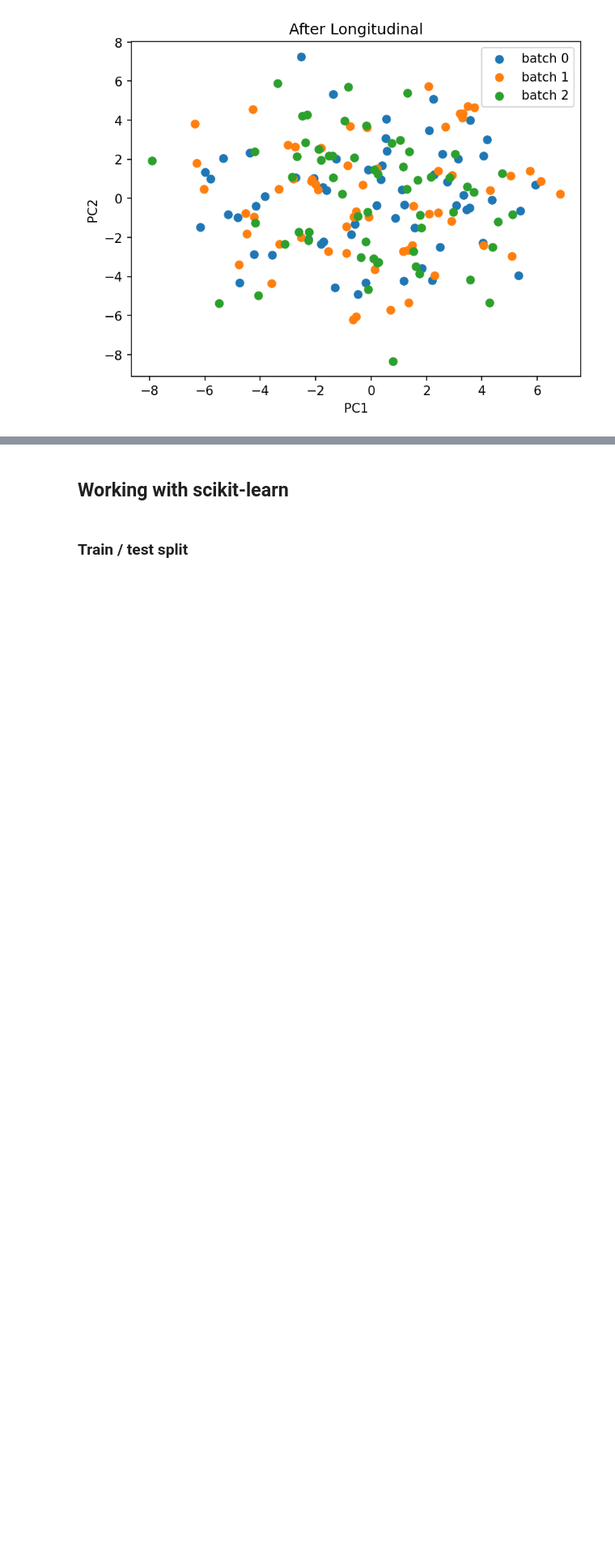
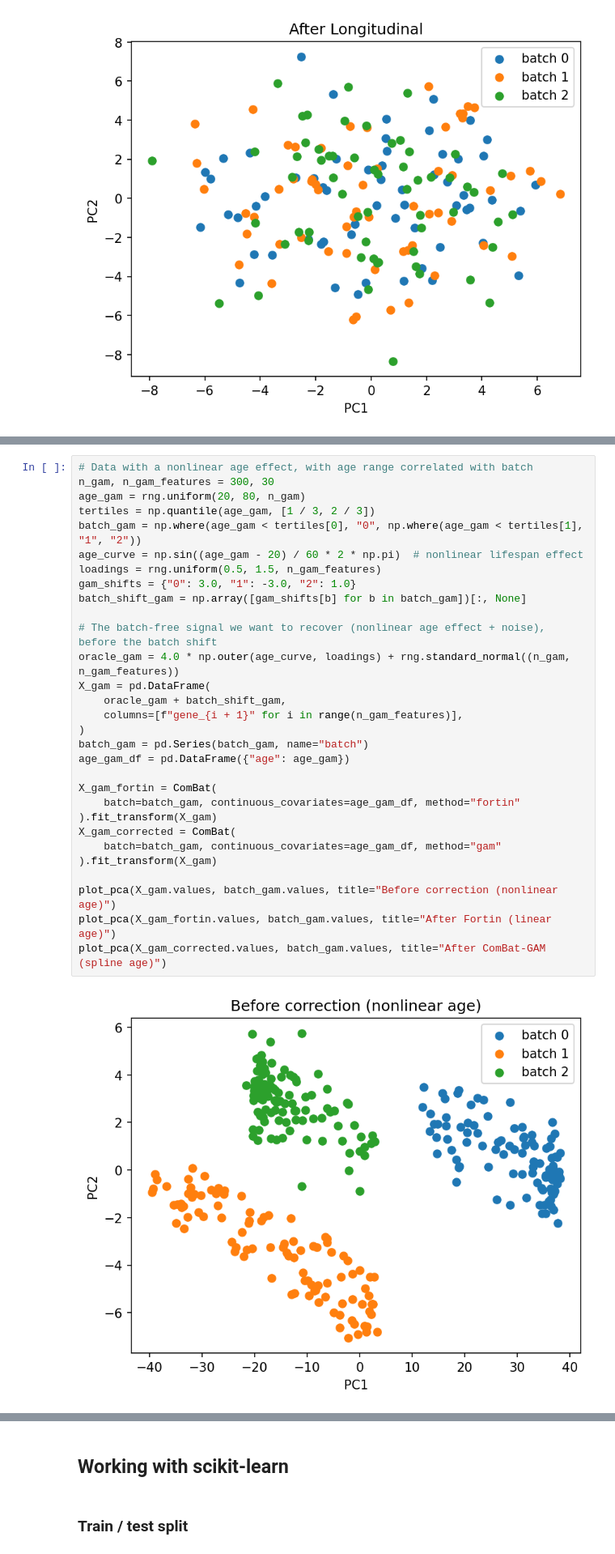
Before and after one commit to EttoreRocchi/combatlearn, a Jupyter notebook: docs/source/demo/combatlearn_demo.ipynb, the cells around one changed output, grey strips where cells are left out. Shown at 81% size. Saved outputs shown, nothing was run; the diff lists cells and outputs as text; blank space fills up the shorter version.

```diff
--- a/docs/source/demo/combatlearn_demo.ipynb
+++ b/docs/source/demo/combatlearn_demo.ipynb
@@ -177,0 +195,32 @@ plot_pca(X_long_corrected.values, batch_long.values, title="After Longitudinal")
+# %%
+# Data with a nonlinear age effect, with age range correlated with batch
+n_gam, n_gam_features = 300, 30
+age_gam = rng.uniform(20, 80, n_gam)
+tertiles = np.quantile(age_gam, [1 / 3, 2 / 3])
+batch_gam = np.where(age_gam < tertiles[0], "0", np.where(age_gam < tertiles[1], "1", "2"))
+age_curve = np.sin((age_gam - 20) / 60 * 2 * np.pi)  # nonlinear lifespan effect
+loadings = rng.uniform(0.5, 1.5, n_gam_features)
+gam_shifts = {"0": 3.0, "1": -3.0, "2": 1.0}
+batch_shift_gam = np.array([gam_shifts[b] for b in batch_gam])[:, None]
+
+# The batch-free signal we want to recover (nonlinear age effect + noise), before the batch shift
+oracle_gam = 4.0 * np.outer(age_curve, loadings) + rng.standard_normal((n_gam, n_gam_features))
+X_gam = pd.DataFrame(
+    oracle_gam + batch_shift_gam,
+    columns=[f"gene_{i + 1}" for i in range(n_gam_features)],
+)
+batch_gam = pd.Series(batch_gam, name="batch")
+age_gam_df = pd.DataFrame({"age": age_gam})
+
+X_gam_fortin = ComBat(
+    batch=batch_gam, continuous_covariates=age_gam_df, method="fortin"
+).fit_transform(X_gam)
+X_gam_corrected = ComBat(
+    batch=batch_gam, continuous_covariates=age_gam_df, method="gam"
+).fit_transform(X_gam)
+
+plot_pca(X_gam.values, batch_gam.values, title="Before correction (nonlinear age)")
+plot_pca(X_gam_fortin.values, batch_gam.values, title="After Fortin (linear age)")
+plot_pca(X_gam_corrected.values, batch_gam.values, title="After ComBat-GAM (spline age)")
+# %% [output]
+[figure, added]
```
Also changed, not shown: parts of 19 cells of this notebook, 15 other files.
